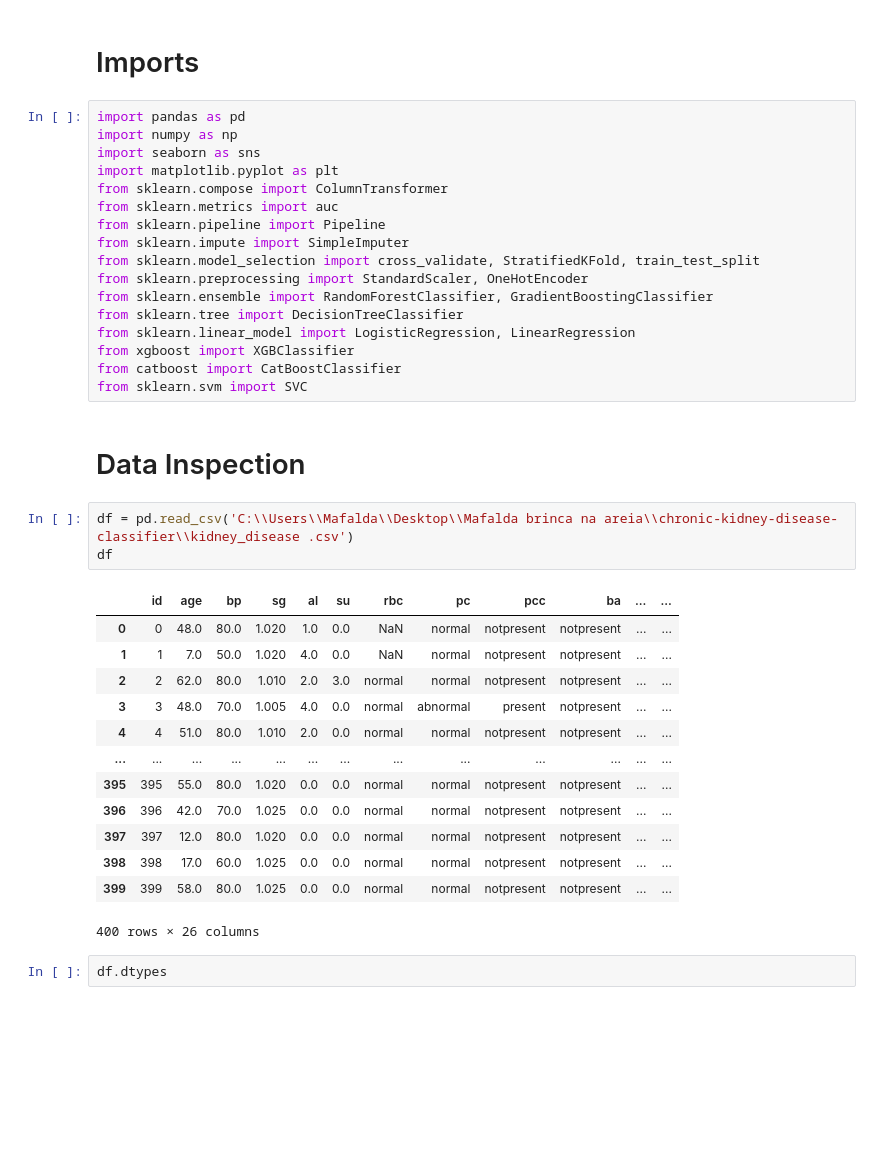
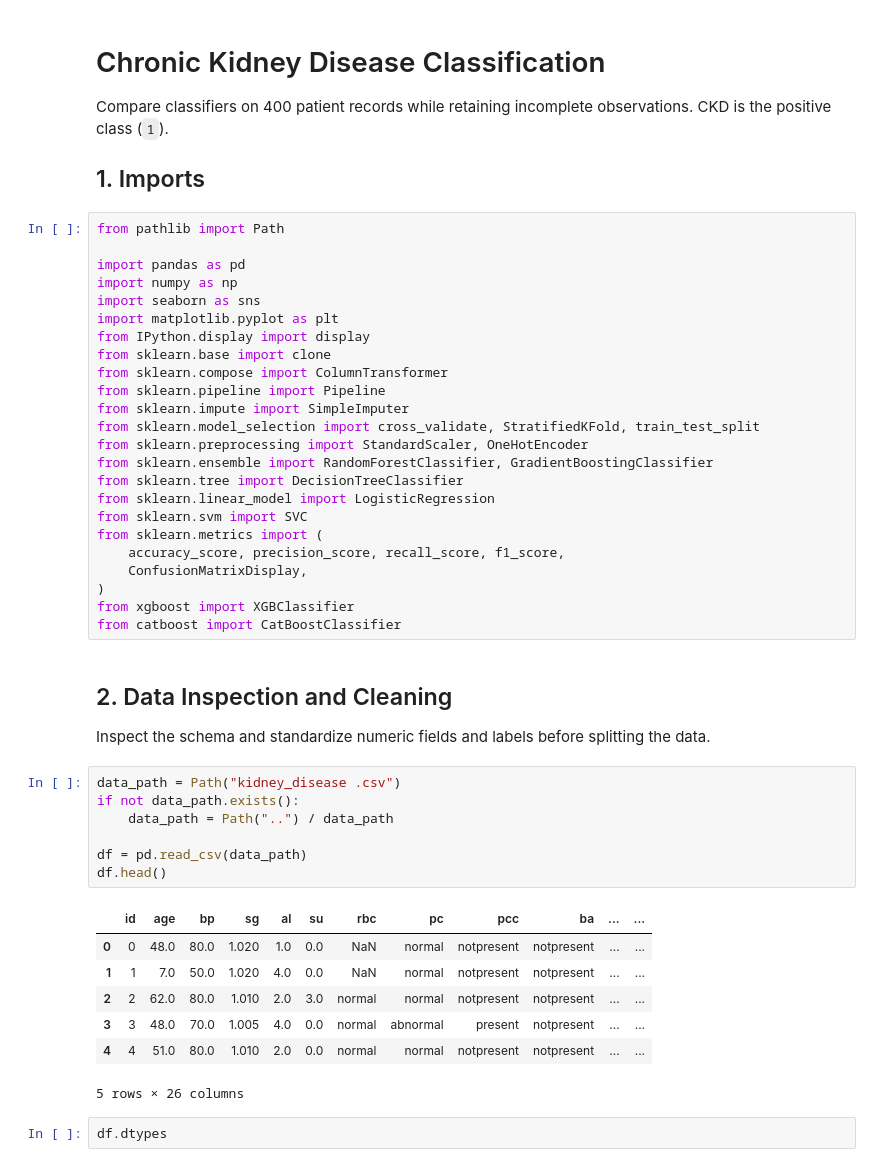
Before and after one commit to mafaldamsmartinho/chronic-kidney-disease-classifier, a Jupyter notebook: notebooks/experimentation.ipynb, the cells around one changed output. Saved outputs shown, nothing was run; the diff lists cells and outputs as text; blank space fills up the shorter version.

```diff
--- a/notebooks/experimentation.ipynb
+++ b/notebooks/experimentation.ipynb
@@ -1,41 +1,52 @@
 # %% [markdown]
-# Imports
+# Chronic Kidney Disease Classification
+
+Compare classifiers on 400 patient records while retaining incomplete observations. CKD is the positive class (`1`).
+
+## 1. Imports
 # %%
+from pathlib import Path
+
 import pandas as pd
 import numpy as np
 import seaborn as sns
 import matplotlib.pyplot as plt
+from IPython.display import display
+from sklearn.base import clone
 from sklearn.compose import ColumnTransformer
-from sklearn.metrics import auc
 from sklearn.pipeline import Pipeline
 from sklearn.impute import SimpleImputer
 from sklearn.model_selection import cross_validate, StratifiedKFold, train_test_split
 from sklearn.preprocessing import StandardScaler, OneHotEncoder
 from sklearn.ensemble import RandomForestClassifier, GradientBoostingClassifier
 from sklearn.tree import DecisionTreeClassifier
-from sklearn.linear_model import LogisticRegression, LinearRegression
+from sklearn.linear_model import LogisticRegression
+from sklearn.svm import SVC
+from sklearn.metrics import (
+    accuracy_score, precision_score, recall_score, f1_score,
+    ConfusionMatrixDisplay,
+)
 from xgboost import XGBClassifier
 from catboost import CatBoostClassifier
-from sklearn.svm import SVC
 # %% [markdown]
-# Data Inspection
+## 2. Data Inspection and Cleaning
+
+Inspect the schema and standardize numeric fields and labels before splitting the data.
 # %%
-df = pd.read_csv('C:\\Users\\Mafalda\\Desktop\\Mafalda brinca na areia\\chronic-kidney-disease-classifier\\kidney_disease .csv')
-df
+data_path = Path("kidney_disease .csv")
+if not data_path.exists():
+    data_path = Path("..") / data_path
+
+df = pd.read_csv(data_path)
+df.head()
 # %% [output]
 |  | id | age | bp | sg | al | su | rbc | pc | pcc | ba | ... | ... |
 | 0 | 0 | 48.0 | 80.0 | 1.020 | 1.0 | 0.0 | NaN | normal | notpresent | notpresent | ... | ... |
 | 1 | 1 | 7.0 | 50.0 | 1.020 | 4.0 | 0.0 | NaN | normal | notpresent | notpresent | ... | ... |
 | 2 | 2 | 62.0 | 80.0 | 1.010 | 2.0 | 3.0 | normal | normal | notpresent | notpresent | ... | ... |
 | 3 | 3 | 48.0 | 70.0 | 1.005 | 4.0 | 0.0 | normal | abnormal | present | notpresent | ... | ... |
 | 4 | 4 | 51.0 | 80.0 | 1.010 | 2.0 | 0.0 | normal | normal | notpresent | notpresent | ... | ... |
-| ... | ... | ... | ... | ... | ... | ... | ... | ... | ... | ... | ... | ... |
-| 395 | 395 | 55.0 | 80.0 | 1.020 | 0.0 | 0.0 | normal | normal | notpresent | notpresent | ... | ... |
-| 396 | 396 | 42.0 | 70.0 | 1.025 | 0.0 | 0.0 | normal | normal | notpresent | notpresent | ... | ... |
-| 397 | 397 | 12.0 | 80.0 | 1.020 | 0.0 | 0.0 | normal | normal | notpresent | notpresent | ... | ... |
-| 398 | 398 | 17.0 | 60.0 | 1.025 | 0.0 | 0.0 | normal | normal | notpresent | notpresent | ... | ... |
-| 399 | 399 | 58.0 | 80.0 | 1.025 | 0.0 | 0.0 | normal | normal | notpresent | notpresent | ... | ... |
-400 rows × 26 columns
+5 rows × 26 columns
 # %%
 df.dtypes
 # %% [output]
```
Also changed, not shown: parts of 54 cells of this notebook, 11 other files.
